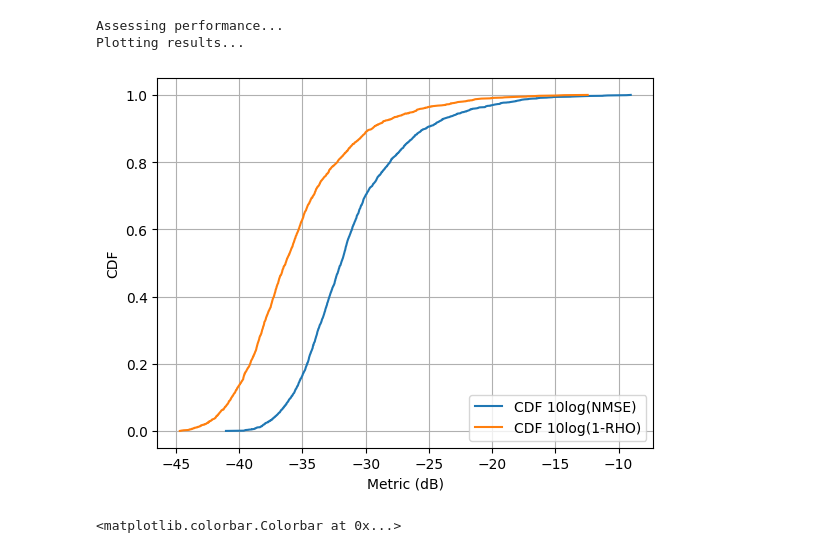
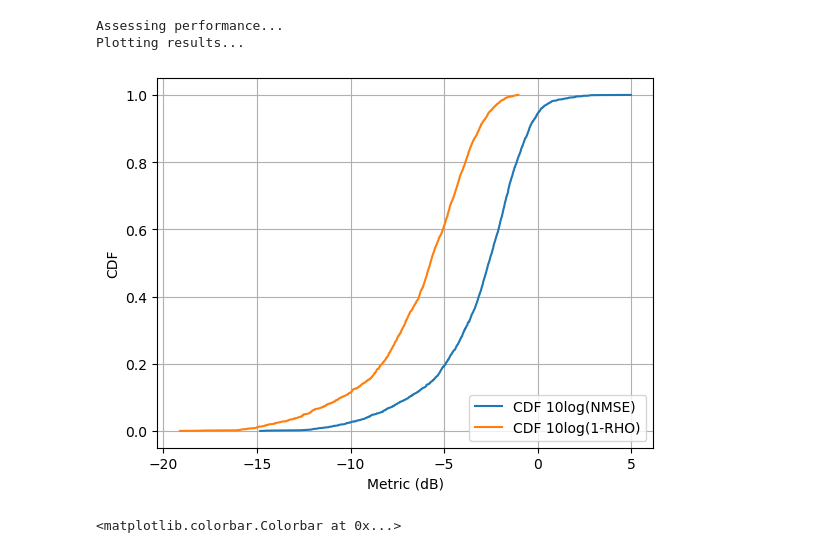
Before and after one commit to dziper/NonstaticCSI, a Jupyter notebook: project/lstmModelTest.ipynb, the cells around one changed output. Drawn from its saved outputs; the diff is of its cells as text; code cells hidden in the pictures.

Commit message:
Add DCT DFT compression to LSTM. Run simulation scripts

```diff
--- a/project/lstmModelTest.ipynb
+++ b/project/lstmModelTest.ipynb
@@ -3,7 +3,7 @@ import utils
 import matlab.engine
 import dataset
 import lstm_model
-
+import importlib
 cfg = utils.Config(
     num_rx_antennas=1,
     num_tx_antennas=32,
@@ -11,6 +11,9 @@ cfg = utils.Config(
     train_test_split=0.8,
     data_root="../data/dataset1",
     reduce_pca_overhead=False,
+    epochs=10,
+    compression_rate_dct=0.6,
+    predictor_window_size = 20,
     # total_bits=  @Ibrahim change the bits here
     # duplicate_data=1,
     # data_snr=-1
@@ -74,9 +79,9 @@ predicted_csis, ul_pred_zdl = refModel.decode(compressed_error, X_test)
-# %%
-utils.reference_nmse_rho_test("lstm_plot", test_set.csi_samples[cfg.predictor_window_size:], predicted_csis)
-# %% [output]
-Assessing performance...
-Plotting results...
-[figure, removed]
+# %%
+utils.reference_nmse_rho_test("lstm_plot", test_set.csi_samples[cfg.predictor_window_size:], predicted_csis,save_path = f"C:\\Users\ibrahimkilinc\Documents\ECE257_Project\\NonstaticCSI\simulation_results\data")
+# %% [output]
+Assessing performance...
+Plotting results...
+[figure, added]
 # %%
 import matplotlib.pyplot as plt
 import numpy as np
```
Also changed, not shown: parts of 6 cells of this notebook, 15 other files.
